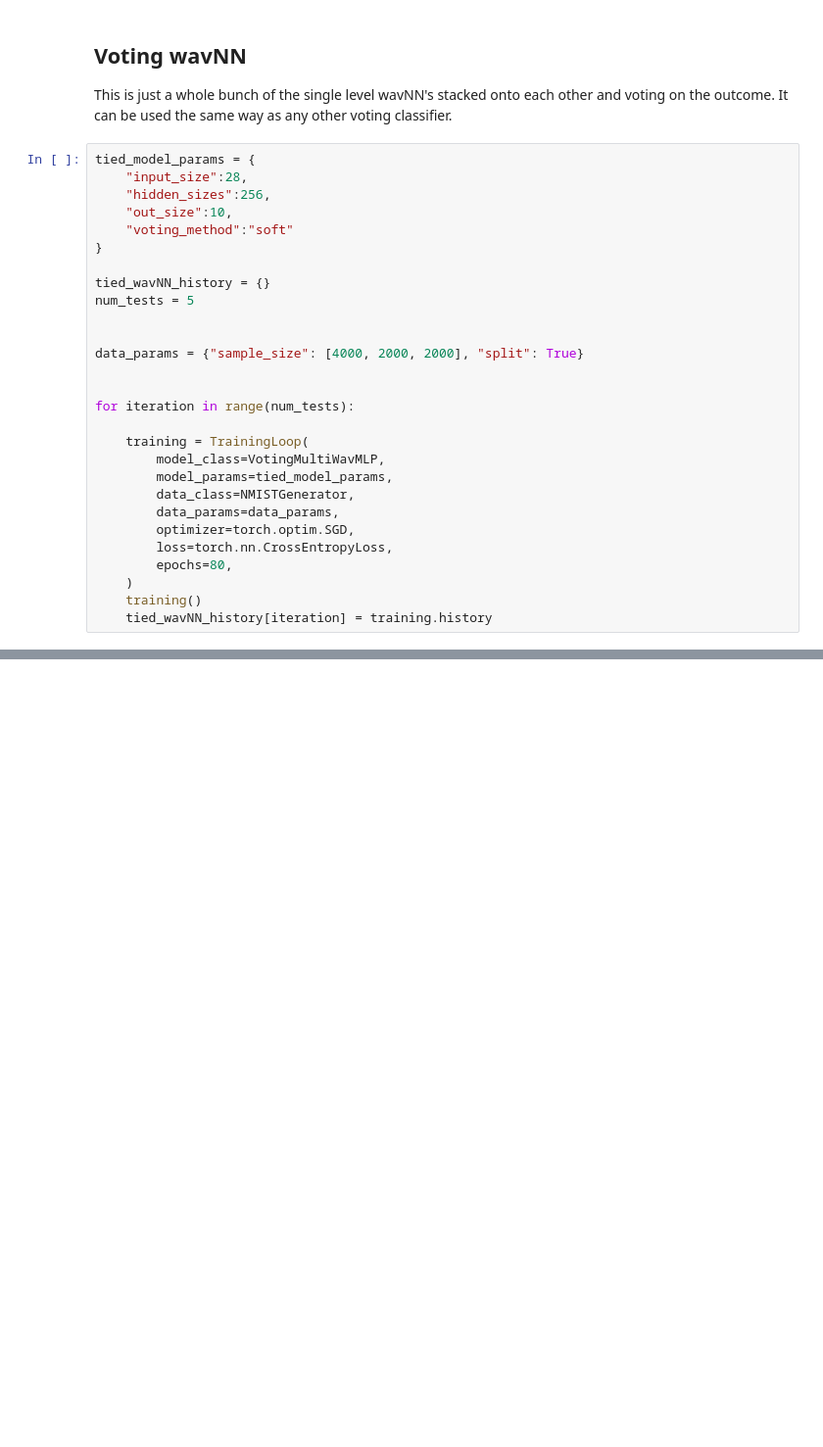
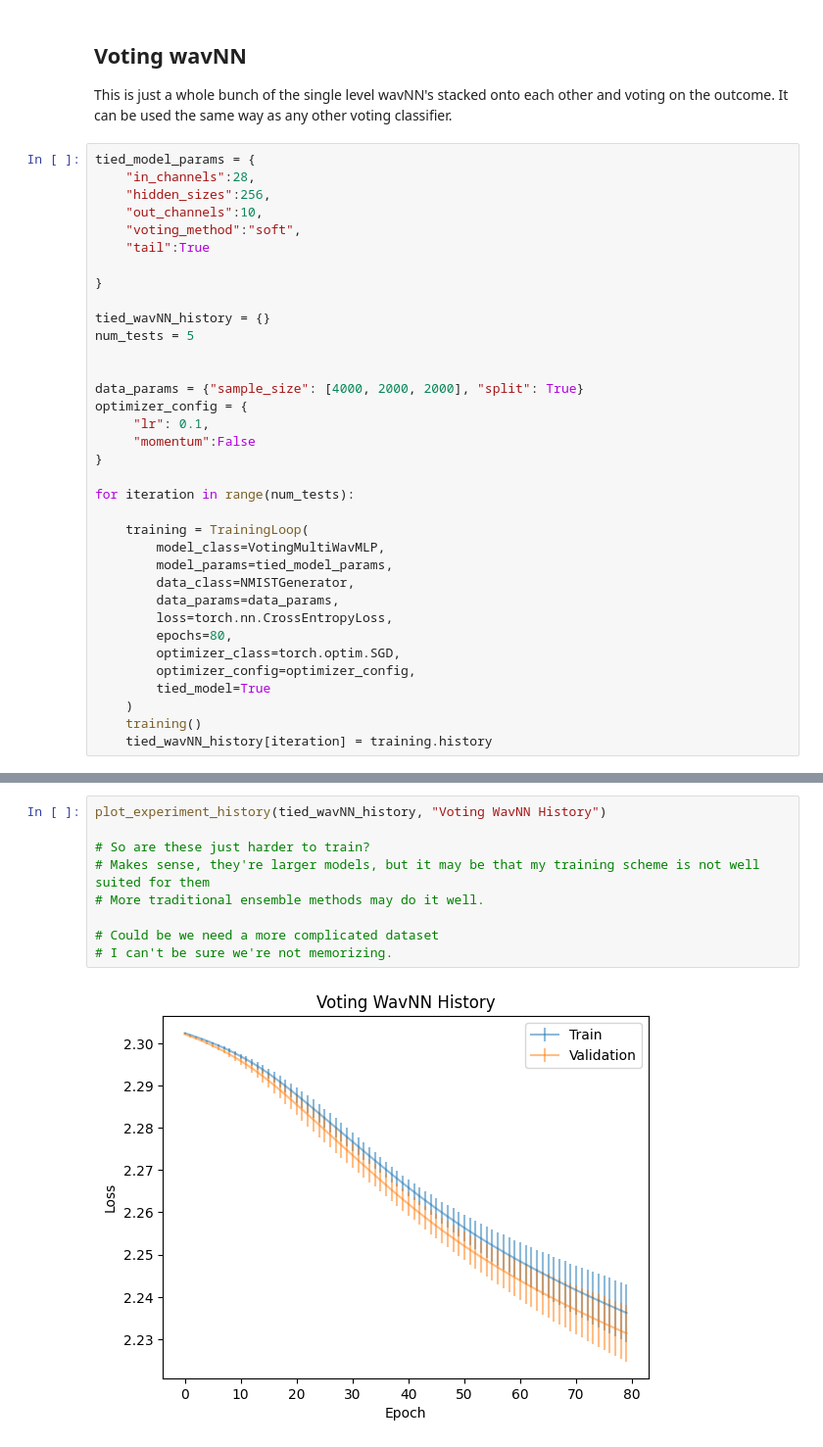
Before and after one commit to deepskies/DeepWavNN, a Jupyter notebook: notebooks/variance_test_mnist.ipynb, the cells around one changed output, grey strips where cells are left out. Shown: that part at 98% size. Cells and saved outputs as stored; diff of their text form; blank space fills up the shorter version.

Commit message:
added test wiht voting classifier

```diff
--- a/notebooks/variance_test_mnist.ipynb
+++ b/notebooks/variance_test_mnist.ipynb
@@ -254,10 +256,12 @@ This is just a whole bunch of the single level wavNN's stacked onto each other a
 It can be used the same way as any other voting classifier.
 # %%
 tied_model_params = {
-    "input_size":28,
+    "in_channels":28,
     "hidden_sizes":256,
-    "out_size":10,
-    "voting_method":"soft"
+    "out_channels":10,
+    "voting_method":"soft",
+    "tail":True
+
 }
 
 tied_wavNN_history = {}
@@ -265,7 +269,10 @@ num_tests = 5
 
 
 data_params = {"sample_size": [4000, 2000, 2000], "split": True}
-
+optimizer_config = {
+     "lr": 0.1,
+     "momentum":False
+}
 
 for iteration in range(num_tests):
 
@@ -274,9 +281,11 @@ for iteration in range(num_tests):
         model_params=tied_model_params,
         data_class=NMISTGenerator,
         data_params=data_params,
-        optimizer=torch.optim.SGD,
         loss=torch.nn.CrossEntropyLoss,
         epochs=80,
+        optimizer_class=torch.optim.SGD,
+        optimizer_config=optimizer_config,
+        tied_model=True
     )
     training()
     tied_wavNN_history[iteration] = training.history
@@ -284,0 +292,11 @@ AssertionError:
+# %%
+plot_experiment_history(tied_wavNN_history, "Voting WavNN History")
+
+# So are these just harder to train?
+# Makes sense, they're larger models, but it may be that my training scheme is not well suited for them
+# More traditional ensemble methods may do it well.
+
+# Could be we need a more complicated dataset
+# I can't be sure we're not memorizing.
+# %% [output]
+[figure, added]
```
Also changed, not shown: parts of 4 cells of this notebook.
